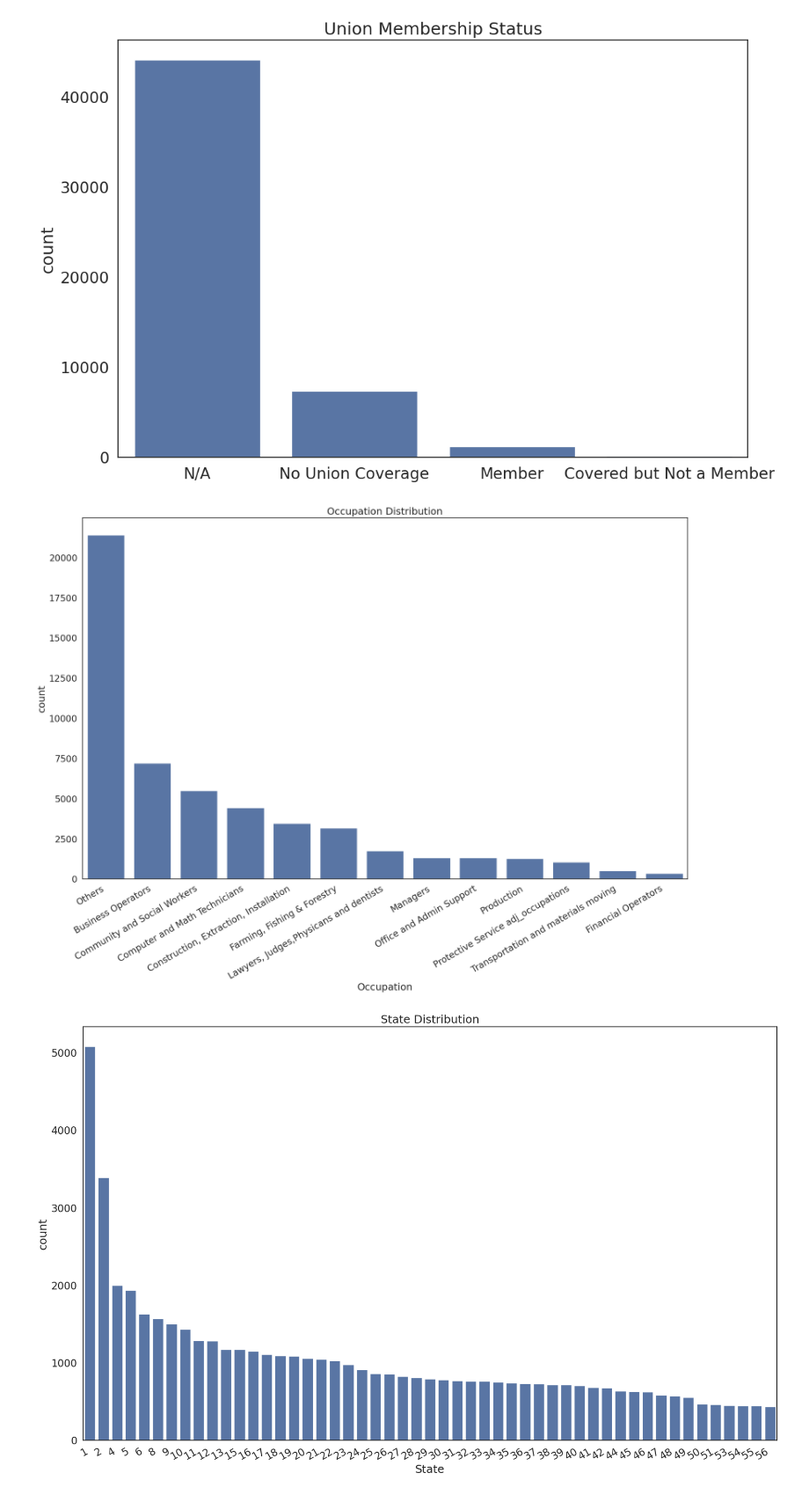
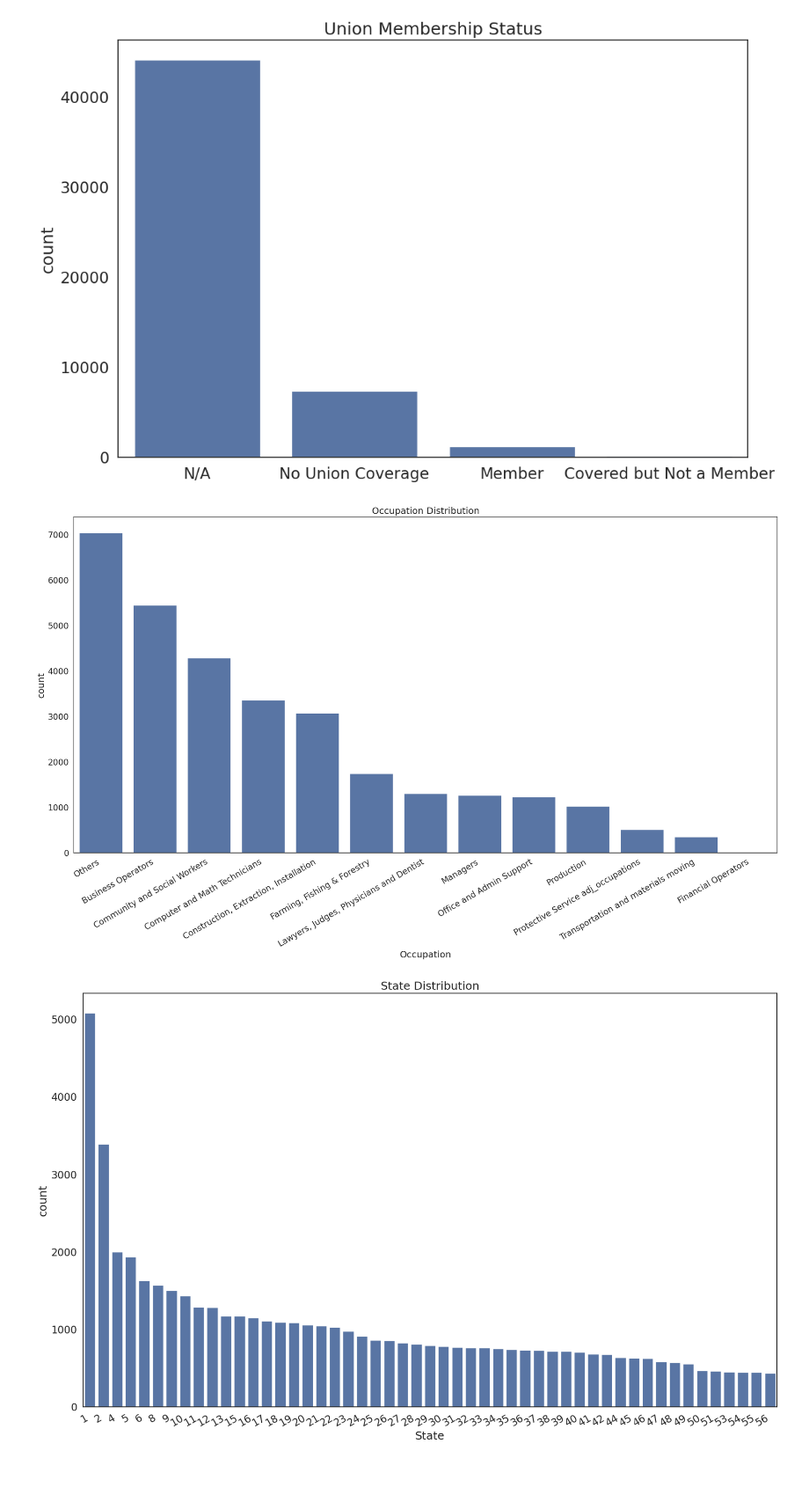
Before and after one commit to LYK0608/My-QM2, a Jupyter notebook: notebooks/W07. Distributions_and_Basic_Statistics.ipynb, the cells around one changed output. Shown at 88% size. Cells and saved outputs as stored; diff of their text form; code cells hidden in the pictures; blank space fills up the shorter version.

```diff
--- a/notebooks/W07. Distributions_and_Basic_Statistics.ipynb
+++ b/notebooks/W07. Distributions_and_Basic_Statistics.ipynb
@@ -58,10 +58,6 @@ df.head()
 | 2 | 1990 | 36 | 37 | 1 | 1 | 14.0 | 380 | 1.0 | 28000.0 | 21.169851 | ... |
 | 3 | 1990 | 6 | 34 | 1 | 1 | 18.0 | 740 | 1.0 | 27500.0 | 20.447746 | ... |
 | 4 | 1981 | 51 | 38 | 1 | 4 | 13.0 | 798 | NaN | 17000.0 | 18.892282 | ... |
-# %%
-df['occupation'] = df['occupation'].replace("Financial operators", "Financial Operators")
-df['occupation'] = df['occupation'].replace("Consruction, Extraction, Installation", "Construction, Extraction, Installation")
-df['occupation'] = df['occupation'].replace("Lawyers, Judges,Physicans and dentist", "Lawyers, Judges, Physicians and Dentist")
 # %% [markdown]
 Our dataframe has 10 columns:
 
@@ -97,6 +93,13 @@ We'll begin, as we did with last week's workshop, by selecting the year 2013 in
 # %%
 reg_df=df[df['year']==2013].drop(['year'],axis=1) # filter the whole dataset to 2013 and drop year column
 reg_df[['race','union','sex','occupation','ind','state']]=reg_df[['race','union','sex','occupation', 'ind','state']].astype('category') # convert these columns to categorical
+# %%
+#I found some typos in the following steps, so I decided to clean the data here
+reg_df['occupation'] = reg_df['occupation'].cat.rename_categories({
+        "financial Operators": "Financial Operators",
+        "Consruction, Extraction, Installation": "Construction, Extraction, Installation",
+        "Lawyers, Judges,Physicans and dentists": "Lawyers, Judges, Physicians and Dentists"
+    })
 # %% [markdown]
 ## 1. Summary Statistics
 
@@ -186,23 +189,16 @@ plt.show()
 # %% [output]
 [figure]
 # %%
-#I found three typos in the later steps, so I decided to correct it in advance here
-reg_df['occupation'] = reg_df['occupation'].replace({
-    "Consruction, Extraction, Installation": "Construction, Extraction, Installation",
-    "financial Operators": "Financial Operators",
-    "Lawyers, Judges, Physicians and dentists": "Lawyers, Judges, Physicians and Dentists"
-})
-
 #Plot for occupation
-plt.figure(figsize=(20, 12))
+plt.figure(figsize=(25, 12))
 sns.countplot(data=reg_df, x='occupation', order=reg_df['occupation'].value_counts().index)
 plt.title('Occupation Distribution')
 plt.xlabel('Occupation')
 plt.xticks(rotation=30, ha='right')
 plt.xticks(ticks=plt.xticks()[0], labels=[label if label != '.' else 'Others' for label in reg_df['occupation'].cat.categories])
 plt.show()
 # %% [output]
-[figure, old version]
+[figure, new version]
 # %%
 #Plot for state
 plt.figure(figsize=(20, 12))
```
Also changed, not shown: parts of 17 cells of this notebook.
